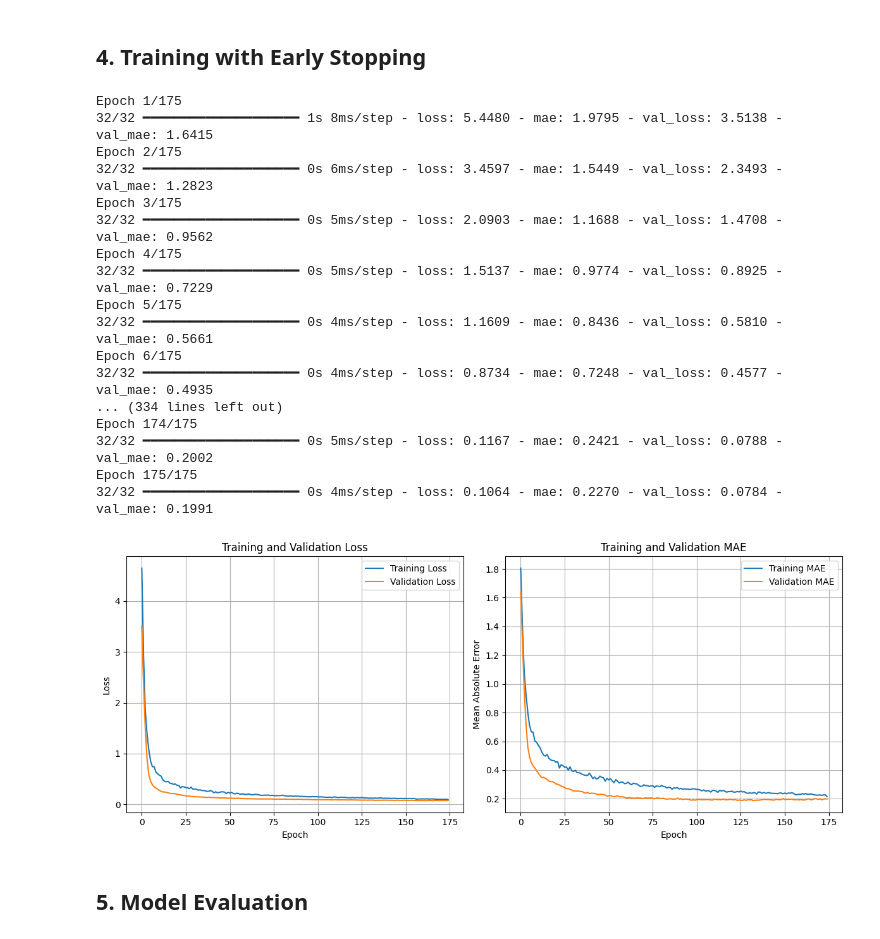
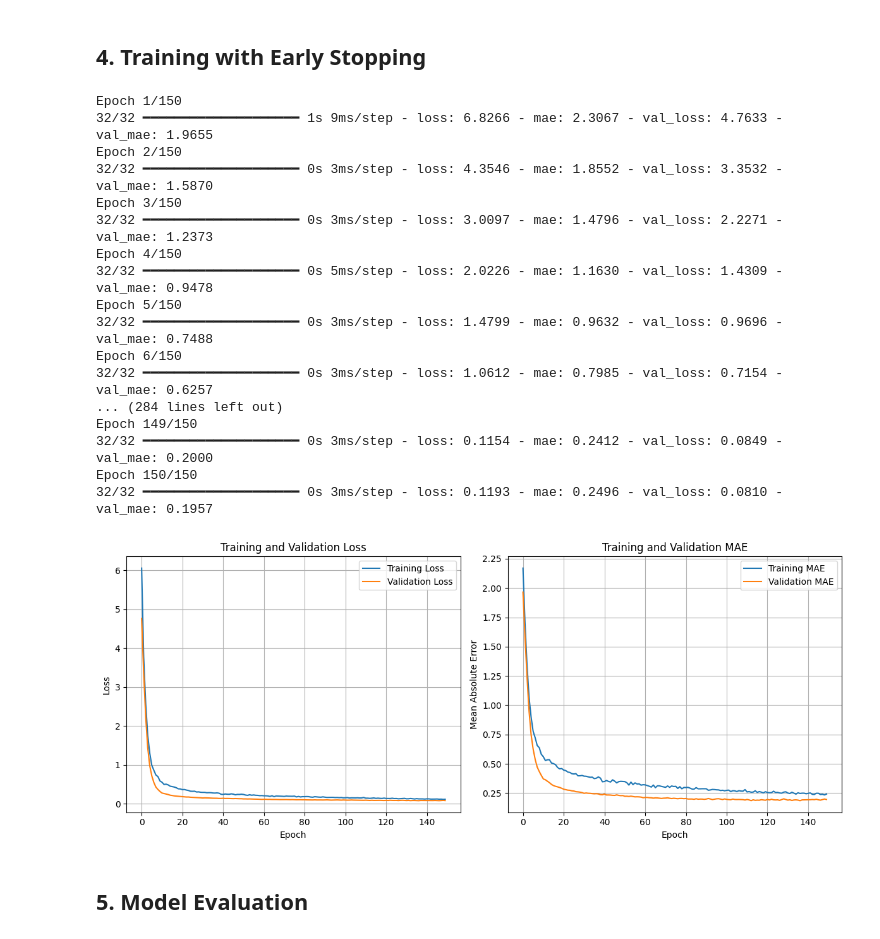
Before and after one commit to Mehregan-Gogina/Student-GPA-Analysis, a Jupyter notebook: student_GPA.ipynb, the cells around one changed output. Saved outputs shown, nothing was run; the diff lists cells and outputs as text; code cells hidden in the pictures.

```diff
--- a/student_GPA.ipynb
+++ b/student_GPA.ipynb
@@ -75,6 +75,7 @@ categorical_features = ['Gender', 'Ethnicity', 'ParentalEducation', 'Tutoring',
 train_df.fillna({feature: train_df[feature].mean() for feature in numerical_features}, inplace=True)
 test_df.fillna({feature: test_df[feature].mean() for feature in numerical_features}, inplace=True)
 
+# For categorical features, drop rows with missing values
 train_df.dropna(subset=categorical_features, inplace=True)
 test_df.dropna(subset=categorical_features, inplace=True)
 
@@ -89,8 +90,8 @@ test_df['StudyTimeSquared'] = test_df['StudyTimeWeekly'] ** 2
 
 # 3. Activity Count (participation in activities)
 activity_columns = ['Extracurricular', 'Sports', 'Music', 'Volunteering']
-train_df['ActivityCount'] = train_df[activity_columns].apply(lambda row: row.sum(), axis=1)
-test_df['ActivityCount'] = test_df[activity_columns].apply(lambda row: row.sum(), axis=1)
+train_df['ActivityCount'] = train_df[activity_columns].sum(axis=1)
+test_df['ActivityCount'] = test_df[activity_columns].sum(axis=1)
 
 # Update numerical features list with new engineered features
 numerical_features = ['Age', 'StudyTimeWeekly', 'Absences',
@@ -109,6 +110,8 @@ preprocessor = ColumnTransformer(
 # Split the data
 X = train_df.drop('GPA', axis=1)
 y = train_df['GPA']
+
+# Split the data into training and validation sets
 X_train, X_val, y_train, y_val = train_test_split(X, y, test_size=0.2, random_state=42)
 
 # Fit the preprocessor and transform the data
@@ -116,6 +119,7 @@ X_train_processed = preprocessor.fit_transform(X_train)
 X_val_processed = preprocessor.transform(X_val)
 
 print(f"\nProcessed training data shape: {X_train_processed.shape}")
+print(f"Processed validation data shape: {X_val_processed.shape}")
 # %% [output]
 Features after engineering:
 Numerical features: ['Age', 'StudyTimeWeekly', 'Absences', 'Study_Age_Interaction', 'StudyTimeSquared', 'ActivityCount']
@@ -178,56 +183,56 @@ Model: "sequential"
 # Train the model without early stopping
 history = model.fit(
     X_train_processed, y_train,
-    epochs=175, #this is better than 200
+    epochs=150, # The optimal number of epochs is 150
     validation_data=(X_val_processed, y_val),
     batch_size=32,
     verbose=1
 )
 
 # Visualize training history
 plt.figure(figsize=(12, 5))
 
 # Plot loss
 plt.subplot(1, 2, 1)
 plt.plot(history.history['loss'], label='Training Loss')
 plt.plot(history.history['val_loss'], label='Validation Loss')
 plt.xlabel('Epoch')
 plt.ylabel('Loss')
 plt.title('Training and Validation Loss')
 plt.legend()
 plt.grid(True)
 
 # Plot MAE
 plt.subplot(1, 2, 2)
 plt.plot(history.history['mae'], label='Training MAE')
 plt.plot(history.history['val_mae'], label='Validation MAE')
 plt.xlabel('Epoch')
 plt.ylabel('Mean Absolute Error')
 plt.title('Training and Validation MAE')
 plt.legend()
 plt.grid(True)
 
 plt.tight_layout()
 plt.show()
 # %% [output]
-Epoch 1/175
-32/32 ━━━━━━━━━━━━━━━━━━━━ 1s 8ms/step - loss: 5.4480 - mae: 1.9795 - val_loss: 3.5138 - val_mae: 1.6415
-Epoch 2/175
-32/32 ━━━━━━━━━━━━━━━━━━━━ 0s 6ms/step - loss: 3.4597 - mae: 1.5449 - val_loss: 2.3493 - val_mae: 1.2823
-Epoch 3/175
-32/32 ━━━━━━━━━━━━━━━━━━━━ 0s 5ms/step - loss: 2.0903 - mae: 1.1688 - val_loss: 1.4708 - val_mae: 0.9562
-Epoch 4/175
-32/32 ━━━━━━━━━━━━━━━━━━━━ 0s 5ms/step - loss: 1.5137 - mae: 0.9774 - val_loss: 0.8925 - val_mae: 0.7229
-Epoch 5/175
-32/32 ━━━━━━━━━━━━━━━━━━━━ 0s 4ms/step - loss: 1.1609 - mae: 0.8436 - val_loss: 0.5810 - val_mae: 0.5661
-Epoch 6/175
-32/32 ━━━━━━━━━━━━━━━━━━━━ 0s 4ms/step - loss: 0.8734 - mae: 0.7248 - val_loss: 0.4577 - val_mae: 0.4935
-... (334 lines left out)
-Epoch 174/175
-32/32 ━━━━━━━━━━━━━━━━━━━━ 0s 5ms/step - loss: 0.1167 - mae: 0.2421 - val_loss: 0.0788 - val_mae: 0.2002
-Epoch 175/175
-32/32 ━━━━━━━━━━━━━━━━━━━━ 0s 4ms/step - loss: 0.1064 - mae: 0.2270 - val_loss: 0.0784 - val_mae: 0.1991
+Epoch 1/150
+32/32 ━━━━━━━━━━━━━━━━━━━━ 1s 9ms/step - loss: 6.8266 - mae: 2.3067 - val_loss: 4.7633 - val_mae: 1.9655
+Epoch 2/150
+32/32 ━━━━━━━━━━━━━━━━━━━━ 0s 3ms/step - loss: 4.3546 - mae: 1.8552 - val_loss: 3.3532 - val_mae: 1.5870
+Epoch 3/150
+32/32 ━━━━━━━━━━━━━━━━━━━━ 0s 3ms/step - loss: 3.0097 - mae: 1.4796 - val_loss: 2.2271 - val_mae: 1.2373
+Epoch 4/150
+32/32 ━━━━━━━━━━━━━━━━━━━━ 0s 5ms/step - loss: 2.0226 - mae: 1.1630 - val_loss: 1.4309 - val_mae: 0.9478
+Epoch 5/150
+32/32 ━━━━━━━━━━━━━━━━━━━━ 0s 3ms/step - loss: 1.4799 - mae: 0.9632 - val_loss: 0.9696 - val_mae: 0.7488
+Epoch 6/150
+32/32 ━━━━━━━━━━━━━━━━━━━━ 0s 3ms/step - loss: 1.0612 - mae: 0.7985 - val_loss: 0.7154 - val_mae: 0.6257
+... (284 lines left out)
+Epoch 149/150
+32/32 ━━━━━━━━━━━━━━━━━━━━ 0s 3ms/step - loss: 0.1154 - mae: 0.2412 - val_loss: 0.0849 - val_mae: 0.2000
+Epoch 150/150
+32/32 ━━━━━━━━━━━━━━━━━━━━ 0s 3ms/step - loss: 0.1193 - mae: 0.2496 - val_loss: 0.0810 - val_mae: 0.1957
-[figure, old version]
+[figure, new version]
 # %% [markdown]
 ## 5. Model Evaluation
 # %%
```
Also changed, not shown: parts of 6 cells of this notebook.
